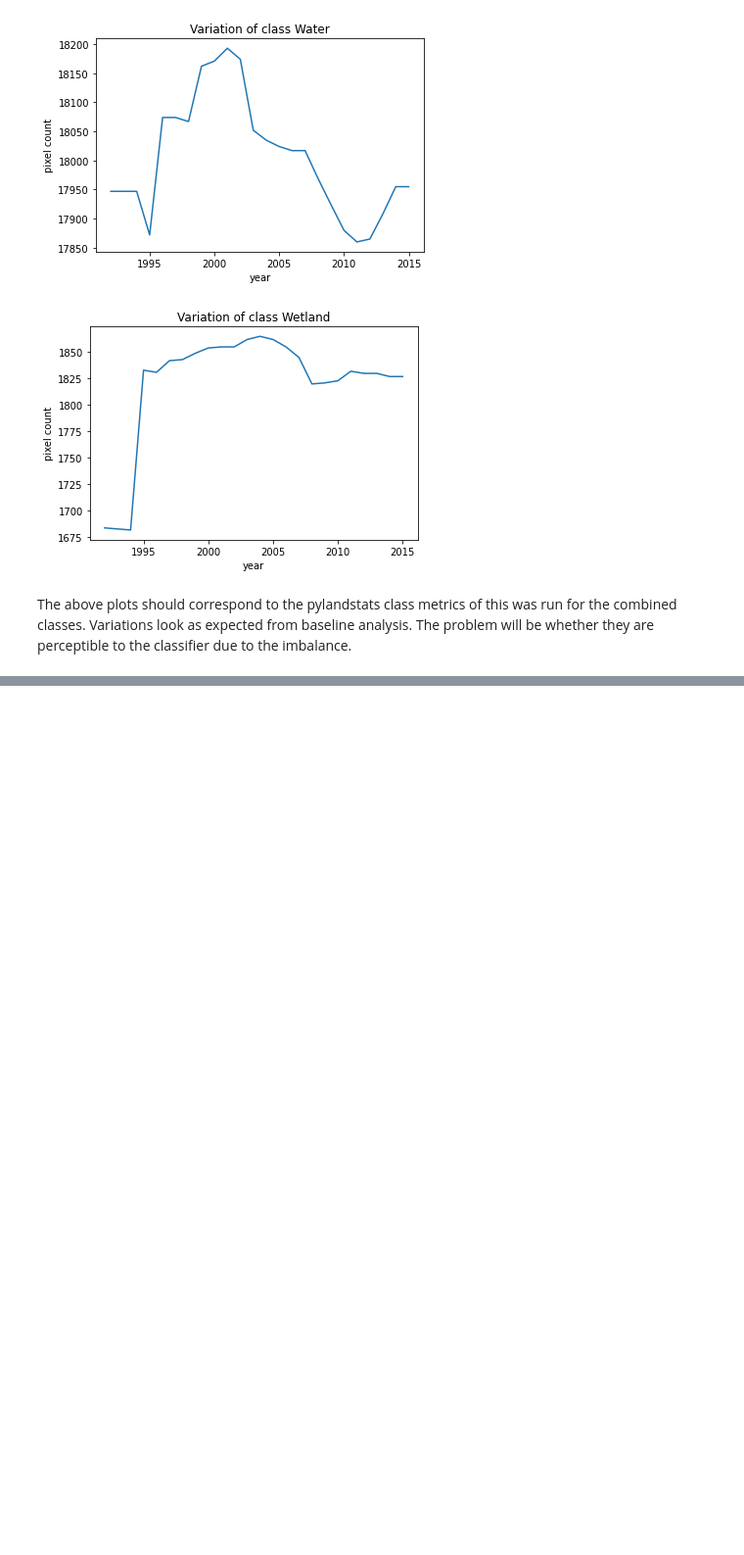
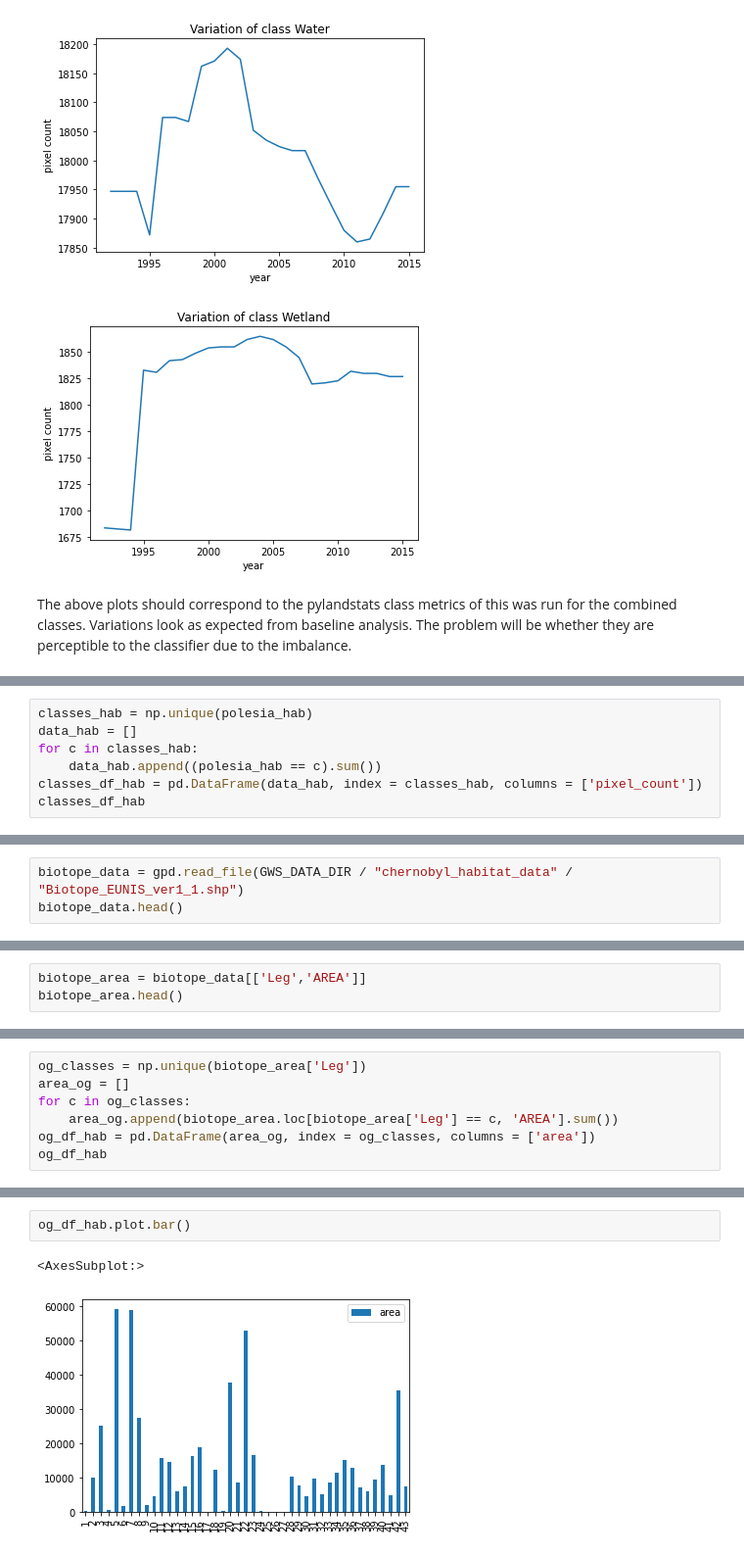
Before and after one commit to ai4er-cdt/geograph, a Jupyter notebook: notebooks/exploratory/kmg_2_training_data-exploration.ipynb, the cells around one changed output, grey strips where cells are left out. Shown at 98% size. Drawn from its saved outputs; the diff is of its cells as text; blank space fills up the shorter version.

```diff
--- a/notebooks/exploratory/kmg_2_training_data-exploration.ipynb
+++ b/notebooks/exploratory/kmg_2_training_data-exploration.ipynb
@@ -340,0 +390,7 @@ The above plots should correspond to the pylandstats class metrics of this was r
+# %%
+classes_hab = np.unique(polesia_hab)
+data_hab = []
+for c in classes_hab:
+    data_hab.append((polesia_hab == c).sum())
+classes_df_hab = pd.DataFrame(data_hab, index = classes_hab, columns = ['pixel_count'])
+classes_df_hab
@@ -340,0 +415,3 @@ The above plots should correspond to the pylandstats class metrics of this was r
+# %%
+biotope_data = gpd.read_file(GWS_DATA_DIR / "chernobyl_habitat_data" / "Biotope_EUNIS_ver1_1.shp")
+biotope_data.head()
@@ -340,0 +425,3 @@ The above plots should correspond to the pylandstats class metrics of this was r
+# %%
+biotope_area = biotope_data[['Leg','AREA']]
+biotope_area.head()
@@ -340,0 +435,7 @@ The above plots should correspond to the pylandstats class metrics of this was r
+# %%
+og_classes = np.unique(biotope_area['Leg'])
+area_og = []
+for c in og_classes:
+    area_og.append(biotope_area.loc[biotope_area['Leg'] == c, 'AREA'].sum())
+og_df_hab = pd.DataFrame(area_og, index = og_classes, columns = ['area'])
+og_df_hab
@@ -340,0 +460,5 @@ The above plots should correspond to the pylandstats class metrics of this was r
+# %%
+og_df_hab.plot.bar()
+# %% [output]
+<AxesSubplot:>
+[figure, added]
```
Also changed, not shown: parts of 17 cells of this notebook, 9 other files.
